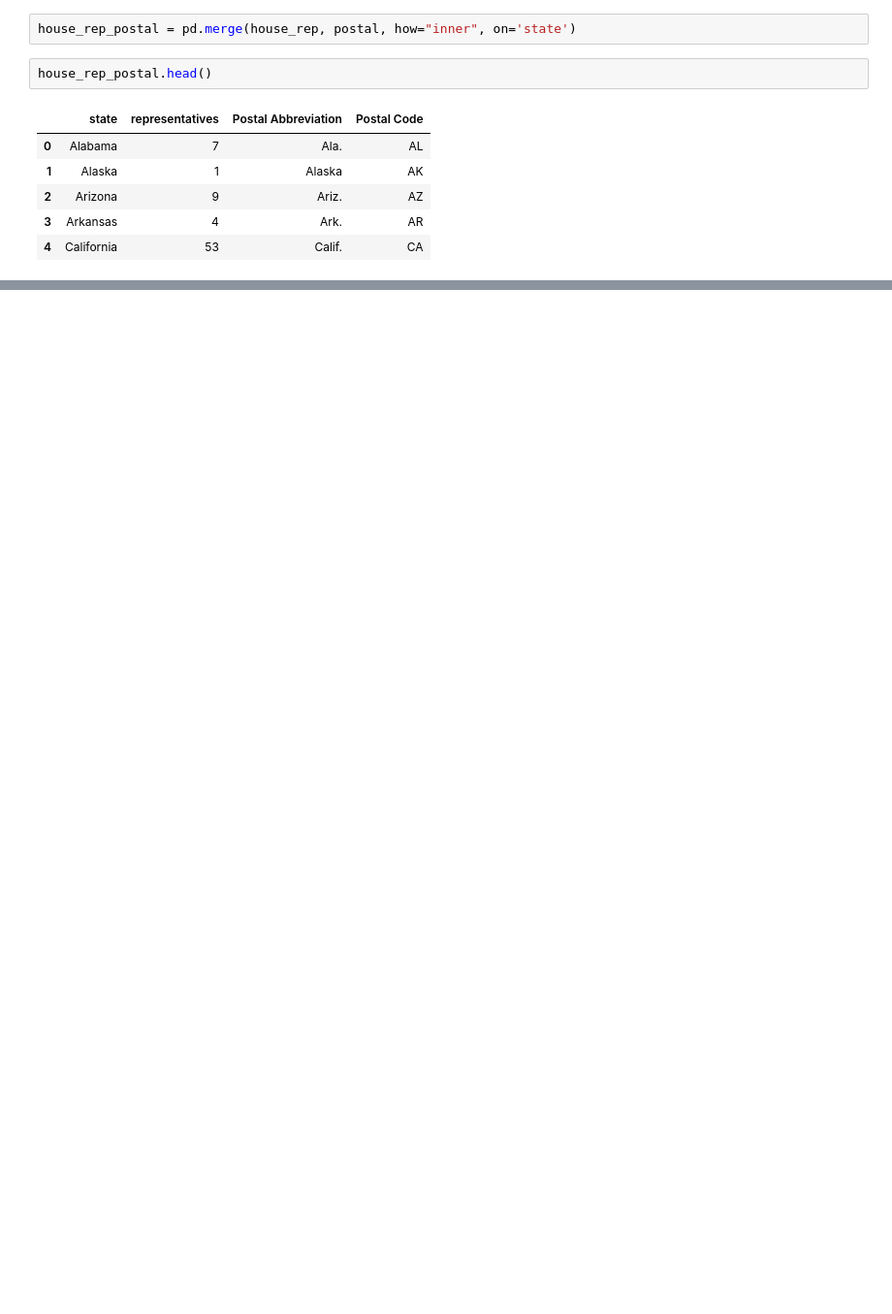
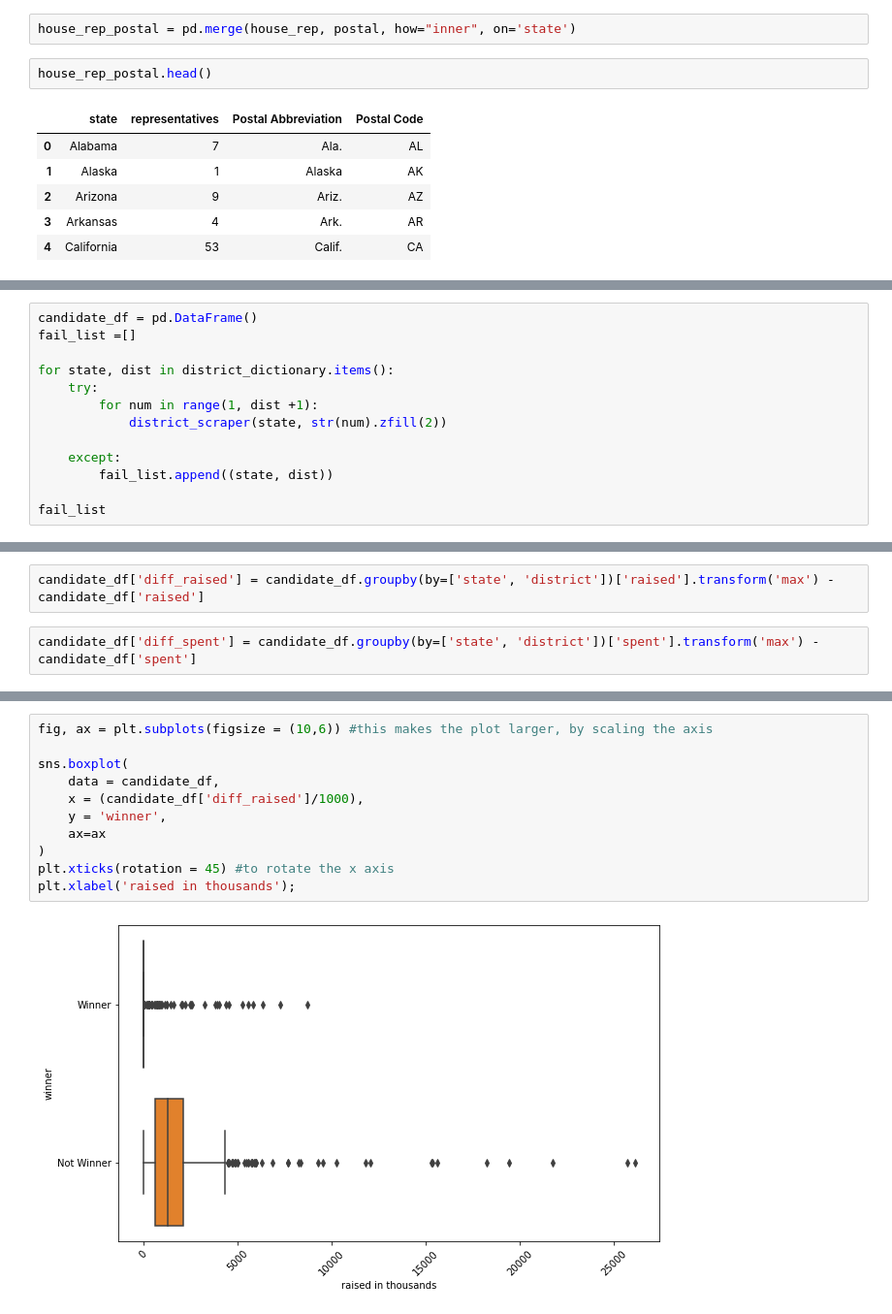
Before and after one commit to tomoumer/webscraping_open_secrets-pizza, a Jupyter notebook: notebooks/TU_webscrape.ipynb, the cells around one changed output, grey strips where cells are left out. Shown: that part at 97% size. Cells and saved outputs as stored; diff of their text form; blank space fills up the shorter version.

```diff
--- a/notebooks/TU_webscrape.ipynb
+++ b/notebooks/TU_webscrape.ipynb
@@ -277,0 +367,13 @@ house_rep_postal.head()
+# %%
+candidate_df = pd.DataFrame()
+fail_list =[]
+
+for state, dist in district_dictionary.items():
+    try:
+        for num in range(1, dist +1):
+            district_scraper(state, str(num).zfill(2))
+
+    except:
+        fail_list.append((state, dist))
+
+fail_list
@@ -277,0 +459,4 @@ house_rep_postal.head()
+# %%
+candidate_df['diff_raised'] = candidate_df.groupby(by=['state', 'district'])['raised'].transform('max') - candidate_df['raised']
+# %%
+candidate_df['diff_spent'] = candidate_df.groupby(by=['state', 'district'])['spent'].transform('max') - candidate_df['spent']
@@ -277,0 +472,13 @@ house_rep_postal.head()
+# %%
+fig, ax = plt.subplots(figsize = (10,6)) #this makes the plot larger, by scaling the axis
+
+sns.boxplot(
+    data = candidate_df,
+    x = (candidate_df['diff_raised']/1000),
+    y = 'winner',
+    ax=ax
+)
+plt.xticks(rotation = 45) #to rotate the x axis
+plt.xlabel('raised in thousands');
+# %% [output]
+[figure, added]
```
Also changed, not shown: parts of 25 cells of this notebook.
